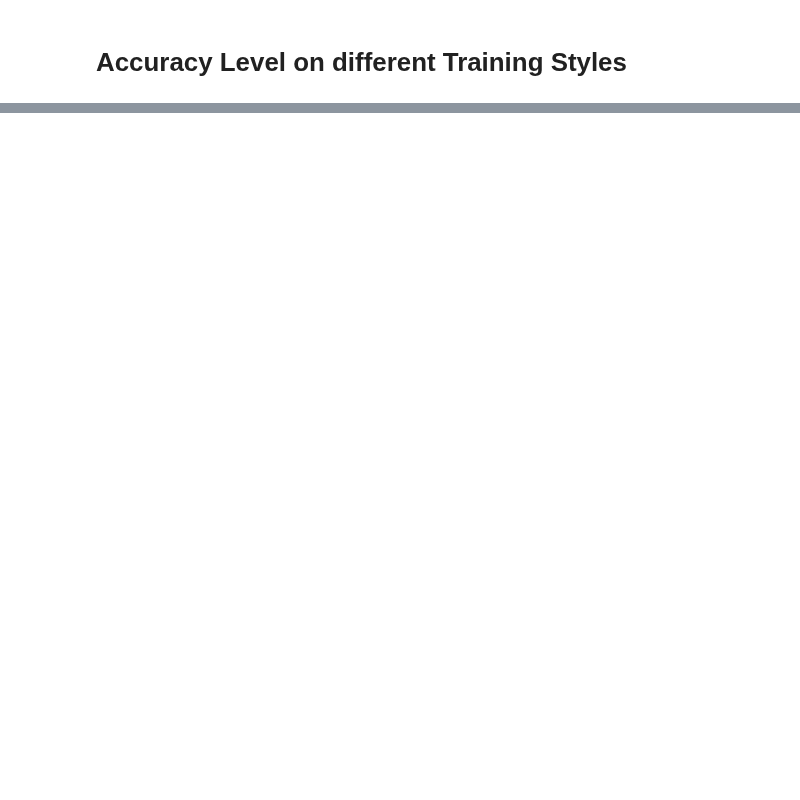
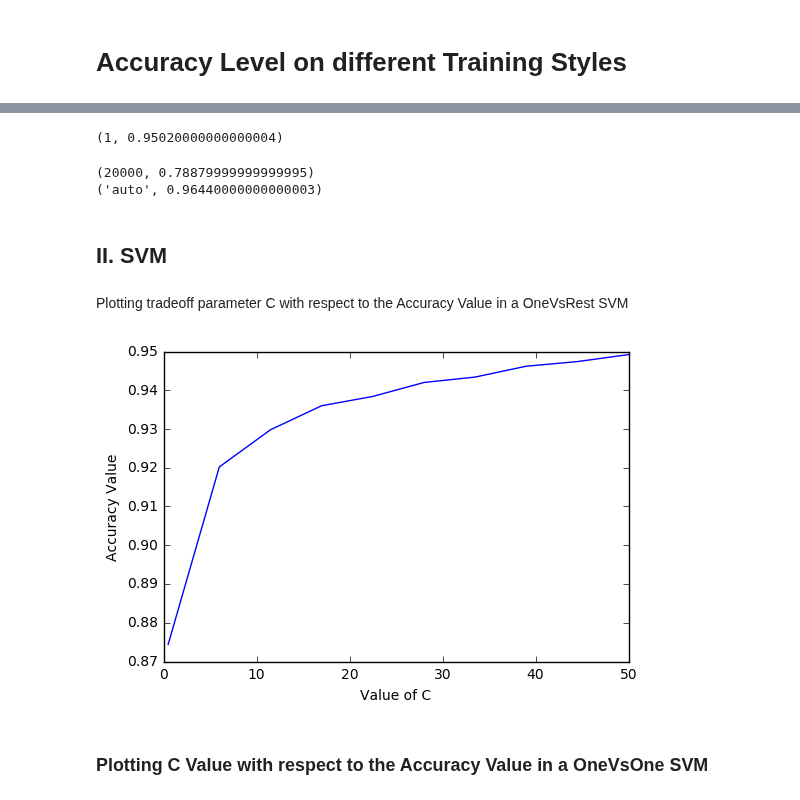
Before and after one commit to alisoliman/digit-recognizer, a Jupyter notebook: Assignment2.ipynb, the cells around one changed output, grey strips where cells are left out. Drawn from its saved outputs; the diff is of its cells as text; code cells hidden in the pictures; blank space fills up the shorter version.

Commit message:
Add SVM Implementation along with testing the other inputs in MLP

```diff
--- a/Assignment2.ipynb
+++ b/Assignment2.ipynb
@@ -114,8 +142,8 @@ for i in learning_rates:
 momentum_x_axis = []
 momentum_y_axis = []
 # %%
-for i in range(0,0.9,0.05):
-    mlp_classifier = MLPClassifier(momentum=i)
+for i in np.linspace(0, 1, num=20):
+    mlp_classifier = MLPClassifier(solver = 'sgd', momentum=i)
     mlp_classifier = OneVsRestClassifier(mlp_classifier)
     mlp_classifier.fit(images,labels)
     momentum_x_axis.append(i)
@@ -135,3 +169,30 @@ for i in batch_sizes:
     mlp_classifier = OneVsRestClassifier(mlp_classifier)
     mlp_classifier.fit(images,labels)
     print(i,mlp_classifier.score(testing_images,testing_labels))
+# %% [output]
+(1, 0.95020000000000004)
+(20000, 0.78879999999999995)
+('auto', 0.96440000000000003)
+# %% [markdown]
+## II. SVM
+# %% [markdown]
+Plotting tradeoff parameter C with respect to the Accuracy Value in a OneVsRest SVM
+# %%
+c_x_axis = []
+c_y_axis = []
+# %%
+for i in np.linspace(0.5, 50, num=10):
+    svm = sklearn.svm.SVC(C=i)
+    svm = OneVsRestClassifier(svm)
+    svm.fit(images,labels)
+    c_x_axis.append(i)
+    c_y_axis.append(svm.score(testing_images,testing_labels))
+# %%
+pylab.xlabel("Value of C")
+pylab.ylabel("Accuracy Value")
+pylab.plot(c_x_axis,c_y_axis)
+pylab.show()
+# %% [output]
+[figure, added]
+# %% [markdown]
+### Plotting C Value with respect to the Accuracy Value in a OneVsOne SVM
```
Also changed, not shown: parts of 25 cells of this notebook.
